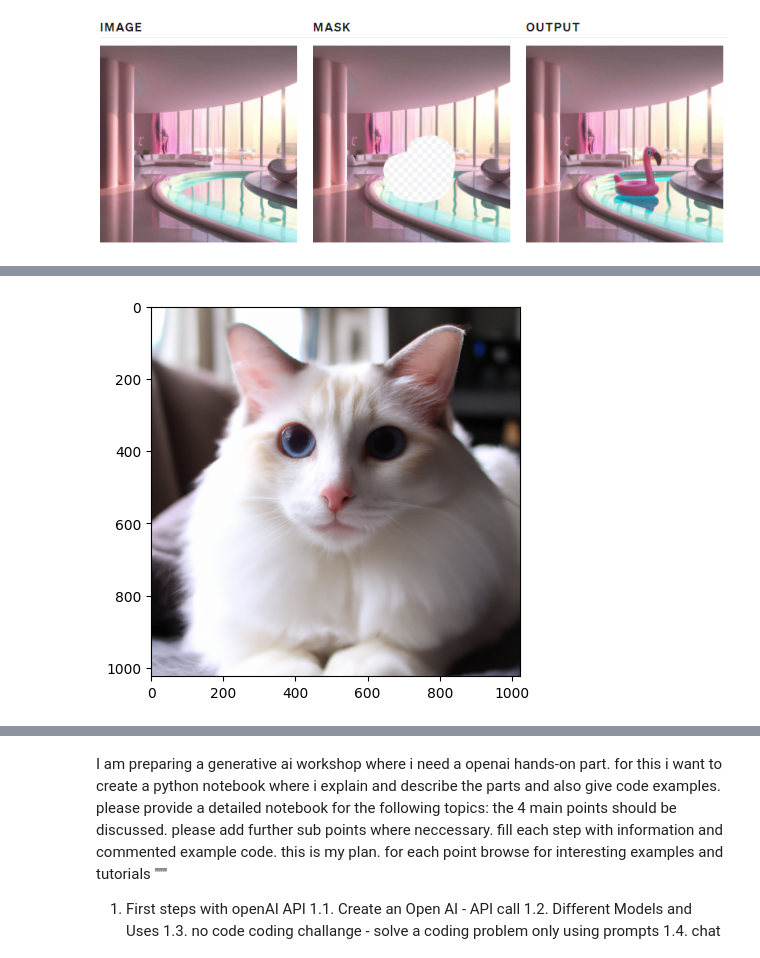
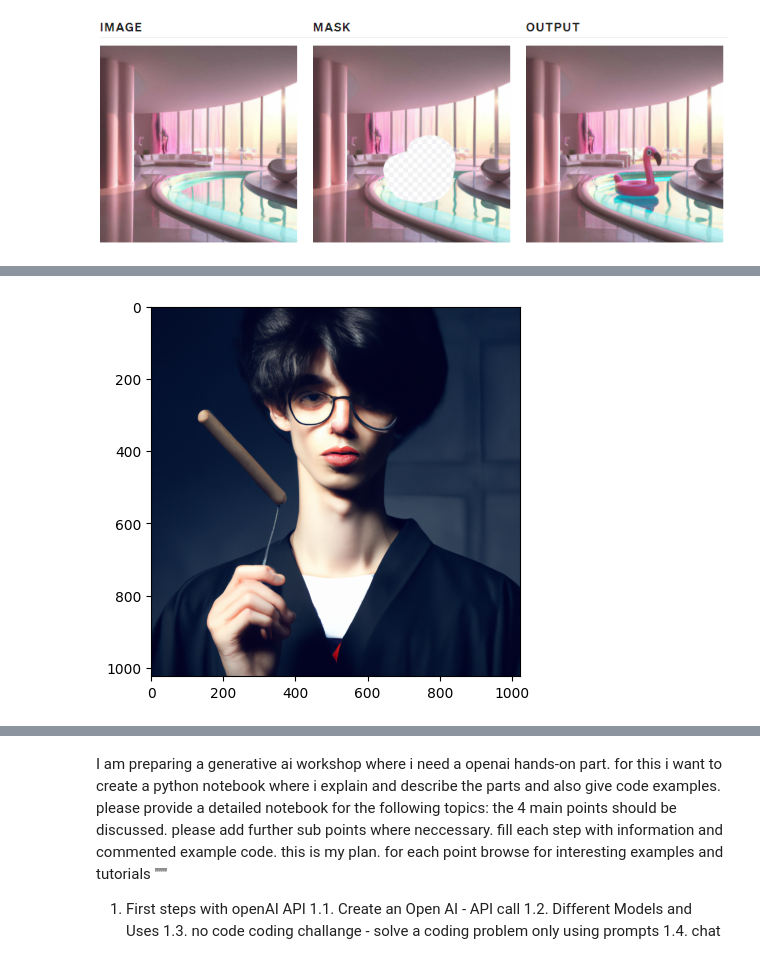
Before and after one commit to maxgrie/Genai_Workshop, a Jupyter notebook: ACNxLumos.ipynb, the cells around one changed output, grey strips where cells are left out. Drawn from its saved outputs; the diff is of its cells as text; code cells hidden in the pictures.

```diff
--- a/ACNxLumos.ipynb
+++ b/ACNxLumos.ipynb
@@ -256,20 +338,20 @@ The image variations endpoint allows you to generate a variation of a given imag
 # %%
 from openai import OpenAI
 client = OpenAI()
 
 response = client.images.create_variation(
   image=open("/content/dalle.png", "rb"),
-  n=2,
+  n=1,
   size="1024x1024"
 )
 
 image_url = response.data[0].url
 urllib.request.urlretrieve(
   image_url,
-   "dalle2.png")
+   "dalle3.png")
 
-img = Image.open("dalle2.png")
+img = Image.open("dalle3.png")
 plt.imshow(img)
 plt.show()
 # %% [output]
-[figure, old version]
+[figure, new version]
```
Also changed, not shown: parts of 31 cells of this notebook.
